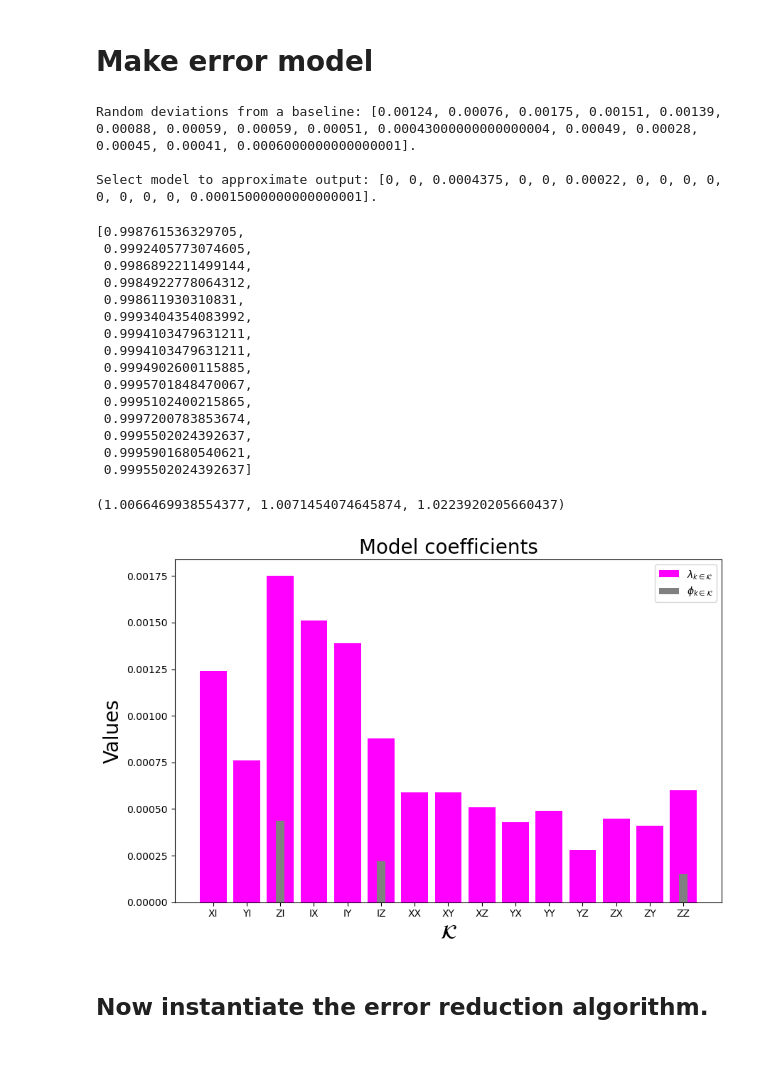
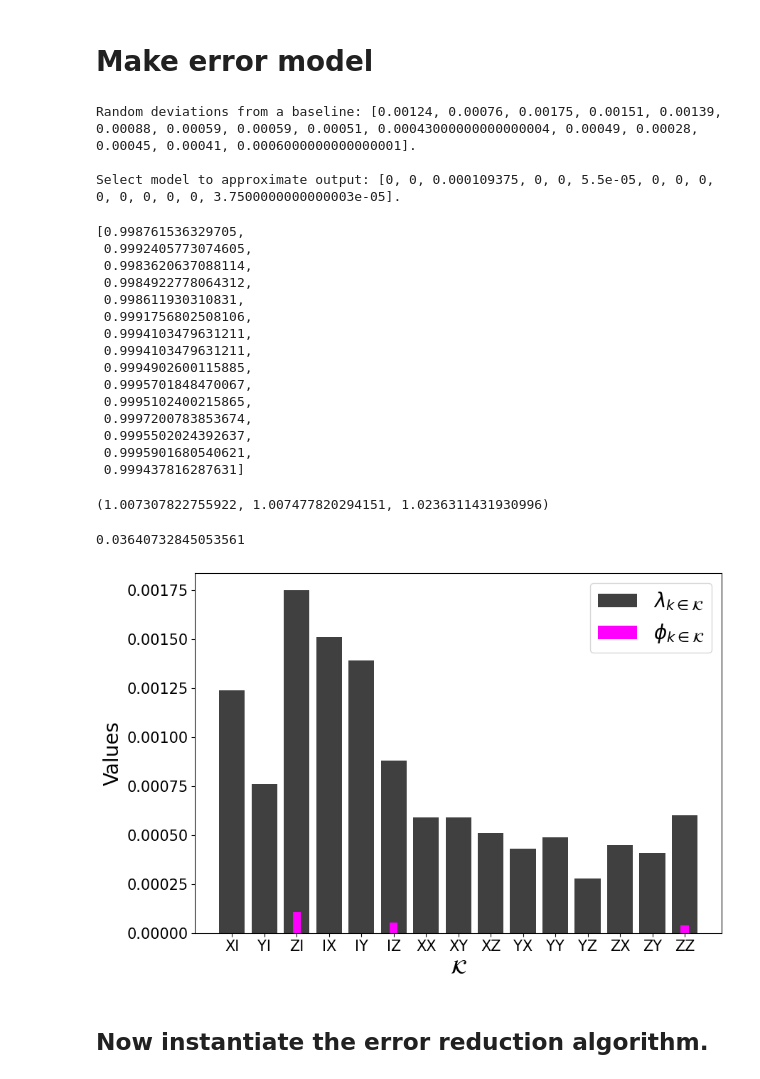
Before and after one commit to jaftergood/Noise_scaling, a Jupyter notebook: pauli_ns_example_workbook.ipynb, the cells around one changed output. Cells and saved outputs as stored; diff of their text form; code cells hidden in the pictures.

```diff
--- a/pauli_ns_example_workbook.ipynb
+++ b/pauli_ns_example_workbook.ipynb
@@ -71,13 +72,13 @@ only IZ, ZI, and ZZ errors. The mapping should cancel everything else.
 '''
 
 # Seeds used: 132, 154, and 193
-model_coeffs_lambda, model_coeffs_phi = model_coeffs(rnd_seed=132, zz=True, m=4)
+model_coeffs_lambda, model_coeffs_phi = model_coeffs(base1 = 1e-3, base2 = 5e-4, rnd_seed=132, zz=True, m=16)
 print(f'Random deviations from a baseline: {model_coeffs_lambda}.\n')
 print(f'Select model to approximate output: {model_coeffs_phi}.\n')
 # %% [output]
 Random deviations from a baseline: [0.00124, 0.00076, 0.00175, 0.00151, 0.00139, 0.00088, 0.00059, 0.00059, 0.00051, 0.00043000000000000004, 0.00049, 0.00028, 0.00045, 0.00041, 0.0006000000000000001].
 
-Select model to approximate output: [0, 0, 0.0004375, 0, 0, 0.00022, 0, 0, 0, 0, 0, 0, 0, 0, 0.00015000000000000001].
+Select model to approximate output: [0, 0, 0.000109375, 0, 0, 5.5e-05, 0, 0, 0, 0, 0, 0, 0, 0, 3.7500000000000003e-05].
 # %%
 ''' Instantiate a PauliNoise class with the model coefficients and the labels. '''
 p_noise = PauliNoise(model_coeffs_lambda, labels)
@@ -93,10 +94,10 @@ p_noise.inverse_omegas
 # %% [output]
 [0.998761536329705,
  0.9992405773074605,
- 0.9986892211499144,
+ 0.9983620637088114,
  0.9984922778064312,
  0.998611930310831,
- 0.9993404354083992,
+ 0.9991756802508106,
  0.9994103479631211,
  0.9994103479631211,
  0.9994902600115885,
@@ -105,9 +106,9 @@ p_noise.inverse_omegas
  0.9997200783853674,
  0.9995502024392637,
  0.9995901680540621,
- 0.9995502024392637]
+ 0.999437816287631]
 # %%
 ''' These are the three overheads: for rx, rz, and cx respectively. '''
 p_noise.gammas
 # %% [output]
-(1.0066469938554377, 1.0071454074645874, 1.0223920205660437)
+(1.007307822755922, 1.007477820294151, 1.0236311431930996)
@@ -114,8 +117,12 @@ p_noise.gammas
+# %%
+np.sqrt((tot_gamma**5)**2/1500)
+# %% [output]
+0.03640732845053561
 # %%
 ''' This displays the model coefficient bar graph. Can also title and save it to pdf. '''
-p_noise.make_plot(ttl='Model coefficients', save_file=None)
+p_noise.make_plot(ttl=None, font_size= 20, save_file='_model_coefficients')
 # %% [output]
-[figure, old version]
+[figure, new version]
 # %% [markdown]
 ## Now instantiate the error reduction algorithm.
 # %%
```
Also changed, not shown: parts of 34 cells of this notebook, 10 other files.
